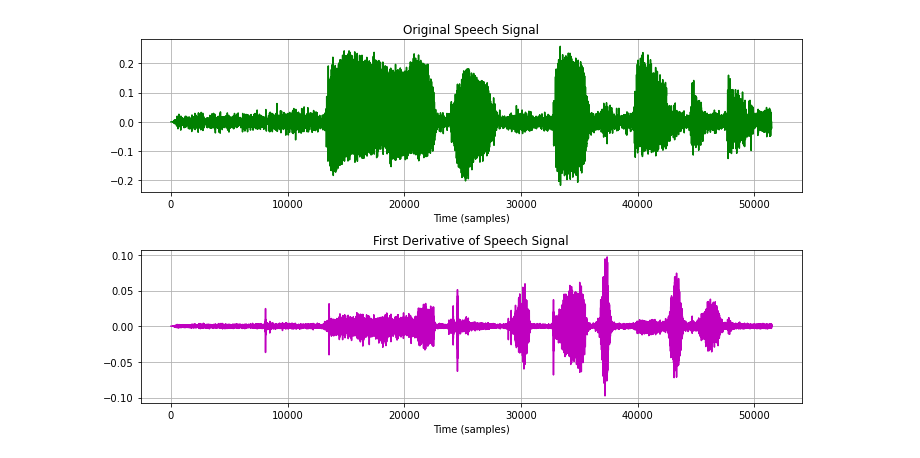
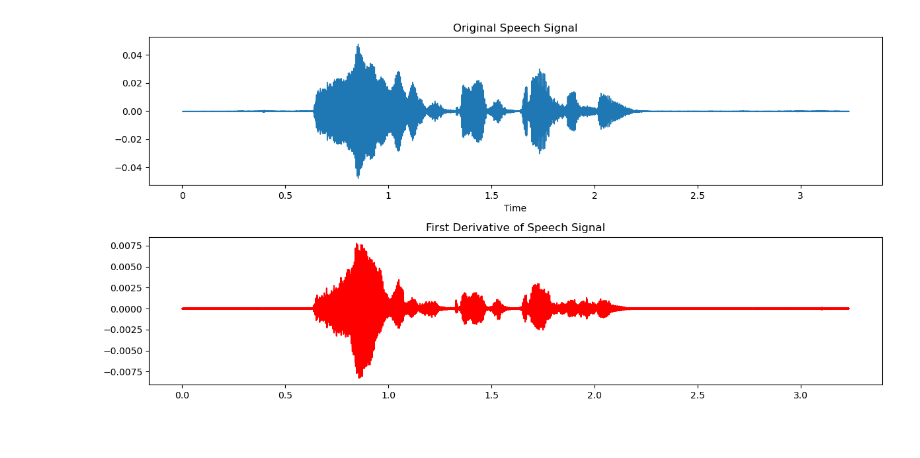
Before and after one commit to RamyaSree-M/AI-in-speech-processing, a Jupyter notebook: LAB_2.ipynb, the cells around one changed output. Cells and saved outputs as stored; diff of their text form; code cells hidden in the pictures.

```diff
--- a/LAB_2.ipynb
+++ b/LAB_2.ipynb
@@ -2,0 +12,7 @@
+# %%
+y, sr = librosa.load('Lab02.mp3')
+librosa.display.waveshow(y)
+plt.title('Speech Signal')
+plt.xlabel('Time')
+plt.ylabel('Amplitude')
+plt.show()
@@ -3,33 +21,30 @@
 # %%
-## 1)Findthe first derivative of your speech signal with finite differencemethod.
-#Listen to the first derivative signal and the original speech signal.
-
 import numpy as np
 import matplotlib.pyplot as plt
 import librosa
-import sounddevice as sd
+import librosa.display
+from IPython.display import Audio
 
 # Load the speech signal
-y, sr = librosa.load(r'C:\Users\himas\Downloads\Sem 6 LAB\AISpeechProcessing\AIvoice_lab1.opus', sr=None)
+file_path = 'Lab02.mp3'
+speech_signal, sr = librosa.load(file_path, sr=None)
+
 # Compute the first derivative using finite difference method
-delta_f = np.zeros_like(y)
-delta_f[0] = y[1] - y[0]
-delta_f[-1] = y[-1] - y[-2]
-for i in range(1, len(y) - 1):
-    delta_f[i] = y[i-1] + y[i+1] - 2*y[i]
+first_derivative = np.diff(speech_signal)
+
 # Plot the original and derivative signals
-plt.figure(figsize=(10, 6))
+plt.figure(figsize=(12, 6))
+
 plt.subplot(2, 1, 1)
-plt.plot(y, 'g')
+librosa.display.waveshow(speech_signal, sr=sr)
 plt.title('Original Speech Signal')
-plt.xlabel('Time (samples)')
-plt.grid(True)
+
 plt.subplot(2, 1, 2)
-plt.plot(delta_f, 'm')
+time_axis = np.arange(0, len(first_derivative)) / sr
+plt.plot(time_axis, first_derivative, color='red')
 plt.title('First Derivative of Speech Signal')
-plt.xlabel('Time (samples)')
-plt.grid(True)
+
 plt.tight_layout()
 plt.show()
 # %% [output]
-[figure, old version]
+[figure, new version]
```
Also changed, not shown: parts of 25 cells of this notebook.
